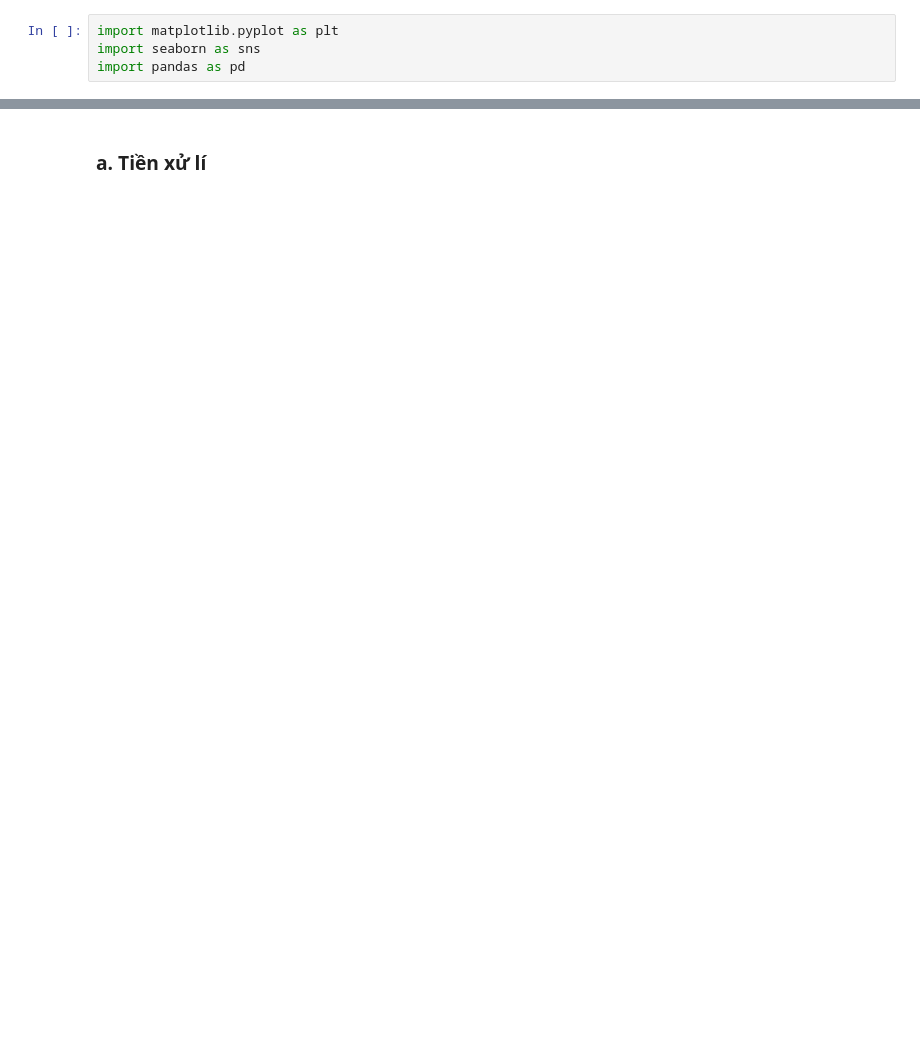
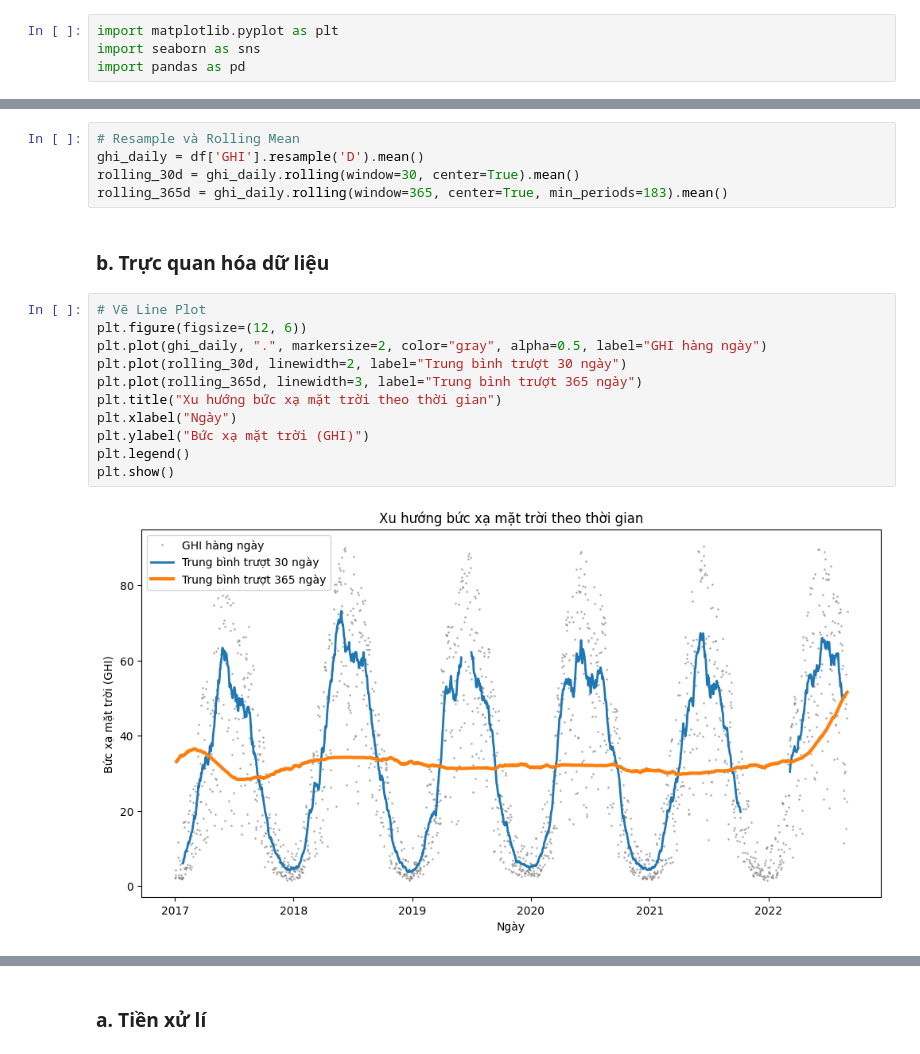
Before and after one commit to alpaca3000/Lab02_DataVisualization, a Jupyter notebook: Source_Codes/DataVizualizing.ipynb, the cells around one changed output, grey strips where cells are left out. Drawn from its saved outputs; the diff is of its cells as text; blank space fills up the shorter version.

Commit message:
add question and visualize

```diff
--- a/Source_Codes/questionsTQH.ipynb
+++ b/Source_Codes/DataVizualizing.ipynb
@@ -21,0 +30,20 @@ df
+# %%
+# Resample và Rolling Mean
+ghi_daily = df['GHI'].resample('D').mean()
+rolling_30d = ghi_daily.rolling(window=30, center=True).mean()
+rolling_365d = ghi_daily.rolling(window=365, center=True, min_periods=183).mean()
+# %% [markdown]
+### b. Trực quan hóa dữ liệu
+# %%
+# Vẽ Line Plot
+plt.figure(figsize=(12, 6))
+plt.plot(ghi_daily, ".", markersize=2, color="gray", alpha=0.5, label="GHI hàng ngày")
+plt.plot(rolling_30d, linewidth=2, label="Trung bình trượt 30 ngày")
+plt.plot(rolling_365d, linewidth=3, label="Trung bình trượt 365 ngày")
+plt.title("Xu hướng bức xạ mặt trời theo thời gian")
+plt.xlabel("Ngày")
+plt.ylabel("Bức xạ mặt trời (GHI)")
+plt.legend()
+plt.show()
+# %% [output]
+[figure, added]
```
Also changed, not shown: parts of 31 cells of this notebook.
